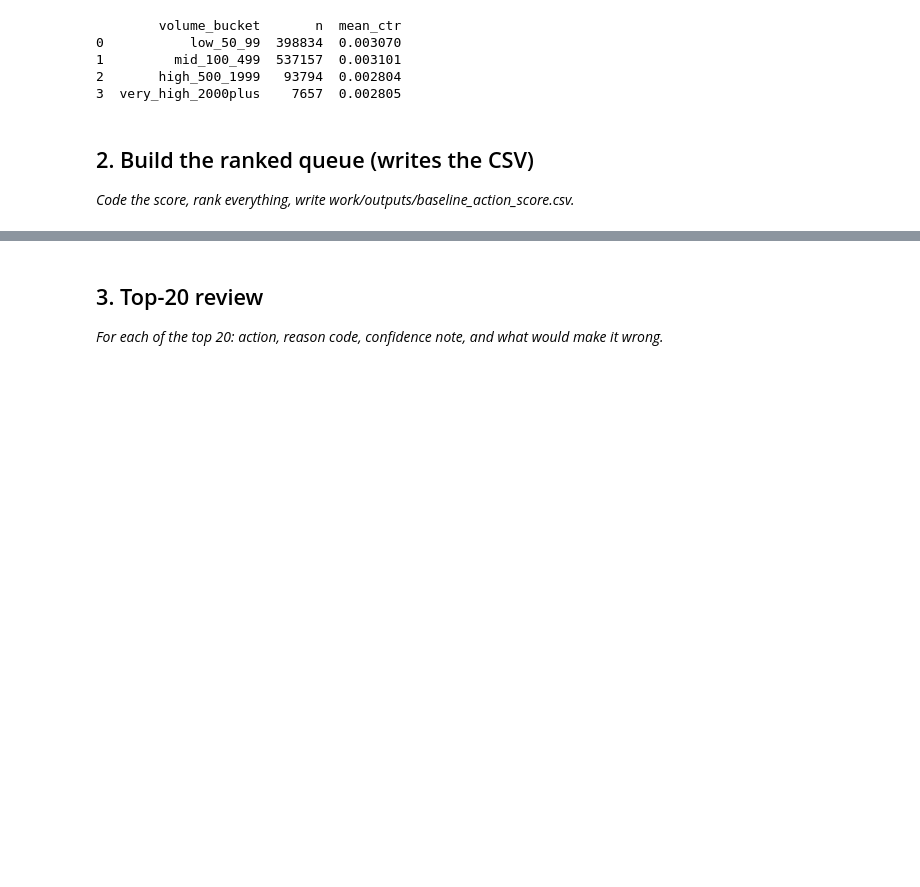
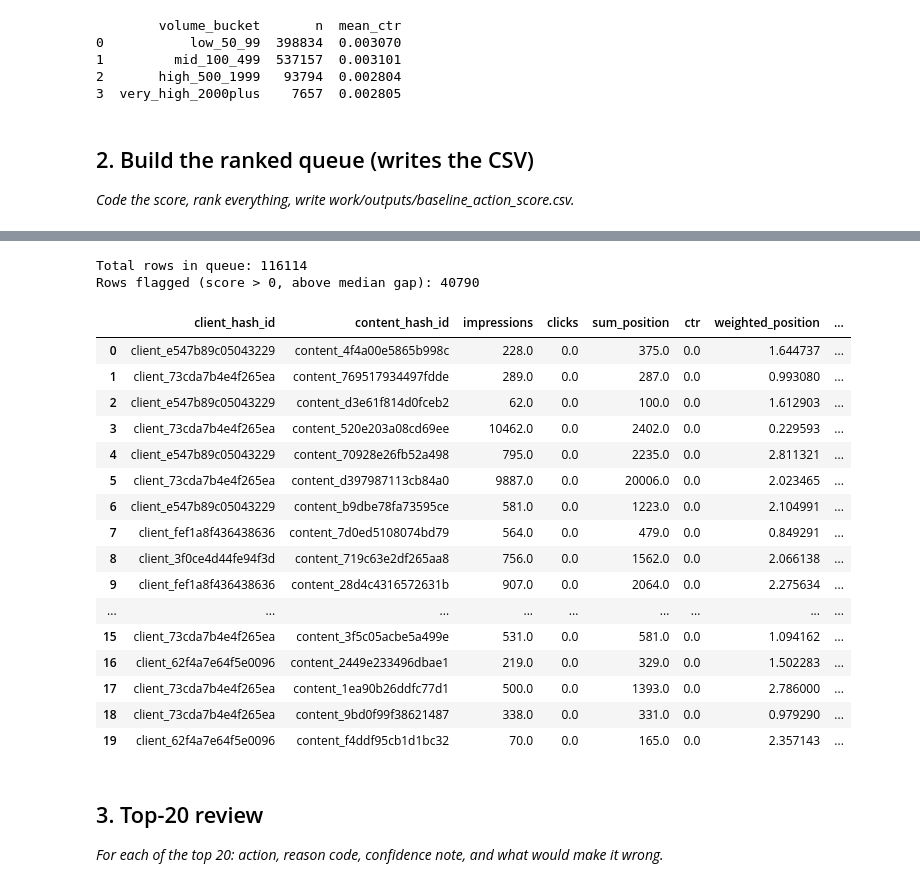
Before and after one commit to gulgumusdere/flyrank-internship-ml, a Jupyter notebook: work/notebooks/w04_baseline_score.ipynb, the cells around one changed output, grey strips where cells are left out. Saved outputs shown, nothing was run; the diff lists cells and outputs as text; code cells hidden in the pictures; blank space fills up the shorter version.

```diff
--- a/work/notebooks/w04_baseline_score.ipynb
+++ b/work/notebooks/w04_baseline_score.ipynb
@@ -118,3 +190,81 @@ print(volume_result)
+# %%
+q_queue = f"""
+SELECT
+    client_hash_id,
+    content_hash_id,
+    SUM(gsc_impressions) AS impressions,
+    SUM(gsc_clicks) AS clicks,
+    SUM(gsc_sum_position) AS sum_position
+FROM '{fact_path}'
+WHERE gsc_data_available IS TRUE
+GROUP BY client_hash_id, content_hash_id
+HAVING SUM(gsc_impressions) >= 50
+"""
+queue_df = con.sql(q_queue).df()
+
+queue_df["ctr"] = queue_df["clicks"] / queue_df["impressions"]
+queue_df["weighted_position"] = queue_df["sum_position"] / queue_df["impressions"]
+
+import pandas as pd
+
+queue_df["position_tier"] = pd.cut(
+    queue_df["weighted_position"],
+    bins=[0, 3, 10, 20, 50, 100000],
+    labels=["top_3", "page_1", "page_2", "page_3_5", "deep"]
+)
+
+tier_mean_ctr = queue_df.groupby("position_tier", observed=True)["ctr"].mean()
+queue_df["expected_ctr"] = queue_df["position_tier"].map(tier_mean_ctr.to_dict()).astype(float)
+queue_df["ctr_gap"] = queue_df["expected_ctr"] - queue_df["ctr"]
+
+# Threshold: only positive gaps (underperforming) get a reason code.
+# far_below = top decile of positive gaps; below = the rest of the upper half.
+gap_q90 = queue_df.loc[queue_df["ctr_gap"] > 0, "ctr_gap"].quantile(0.90)
+gap_q50 = queue_df.loc[queue_df["ctr_gap"] > 0, "ctr_gap"].quantile(0.50)
+
+def reason_code(gap):
+    if gap <= 0:
+        return None
+    elif gap >= gap_q90:
+        return "ctr_far_below_position_peers"
+    elif gap >= gap_q50:
+        return "ctr_below_position_peers"
+    else:
+        return None
+
+queue_df["reason_code"] = queue_df["ctr_gap"].apply(reason_code)
+queue_df["action"] = queue_df["reason_code"].apply(lambda r: "snippet_review" if r else "monitor")
+queue_df["score"] = queue_df["ctr_gap"]
+
+ranked = queue_df.sort_values("score", ascending=False).reset_index(drop=True)
+
+import os
+os.makedirs("work/outputs", exist_ok=True)
+ranked.to_csv("work/outputs/baseline_action_score.csv", index=False)
+
+print(f"Total rows in queue: {len(ranked)}")
+print(f"Rows flagged (score > 0, above median gap): {(ranked['action'] == 'snippet_review').sum()}")
+ranked.head(20)
+# %% [output]
+Total rows in queue: 116114
+Rows flagged (score > 0, above median gap): 40790
+|  | client_hash_id | content_hash_id | impressions | clicks | sum_position | ctr | weighted_position | ... |
+| 0 | client_e547b89c05043229 | content_4f4a00e5865b998c | 228.0 | 0.0 | 375.0 | 0.0 | 1.644737 | ... |
+| 1 | client_73cda7b4e4f265ea | content_769517934497fdde | 289.0 | 0.0 | 287.0 | 0.0 | 0.993080 | ... |
+| 2 | client_e547b89c05043229 | content_d3e61f814d0fceb2 | 62.0 | 0.0 | 100.0 | 0.0 | 1.612903 | ... |
+| 3 | client_73cda7b4e4f265ea | content_520e203a08cd69ee | 10462.0 | 0.0 | 2402.0 | 0.0 | 0.229593 | ... |
+| 4 | client_e547b89c05043229 | content_70928e26fb52a498 | 795.0 | 0.0 | 2235.0 | 0.0 | 2.811321 | ... |
+| 5 | client_73cda7b4e4f265ea | content_d397987113cb84a0 | 9887.0 | 0.0 | 20006.0 | 0.0 | 2.023465 | ... |
+| 6 | client_e547b89c05043229 | content_b9dbe78fa73595ce | 581.0 | 0.0 | 1223.0 | 0.0 | 2.104991 | ... |
+| 7 | client_fef1a8f436438636 | content_7d0ed5108074bd79 | 564.0 | 0.0 | 479.0 | 0.0 | 0.849291 | ... |
+| 8 | client_3f0ce4d44fe94f3d | content_719c63e2df265aa8 | 756.0 | 0.0 | 1562.0 | 0.0 | 2.066138 | ... |
+| 9 | client_fef1a8f436438636 | content_28d4c4316572631b | 907.0 | 0.0 | 2064.0 | 0.0 | 2.275634 | ... |
+| ... | ... | ... | ... | ... | ... | ... | ... | ... |
+| 15 | client_73cda7b4e4f265ea | content_3f5c05acbe5a499e | 531.0 | 0.0 | 581.0 | 0.0 | 1.094162 | ... |
+| 16 | client_62f4a7e64f5e0096 | content_2449e233496dbae1 | 219.0 | 0.0 | 329.0 | 0.0 | 1.502283 | ... |
+| 17 | client_73cda7b4e4f265ea | content_1ea90b26ddfc77d1 | 500.0 | 0.0 | 1393.0 | 0.0 | 2.786000 | ... |
+| 18 | client_73cda7b4e4f265ea | content_9bd0f99f38621487 | 338.0 | 0.0 | 331.0 | 0.0 | 0.979290 | ... |
+| 19 | client_62f4a7e64f5e0096 | content_f4ddf95cb1d1bc32 | 70.0 | 0.0 | 165.0 | 0.0 | 2.357143 | ... |
 # %% [markdown]
 ## 3. Top-20 review
 
```
Also changed, not shown: parts of 1 cell of this notebook.
